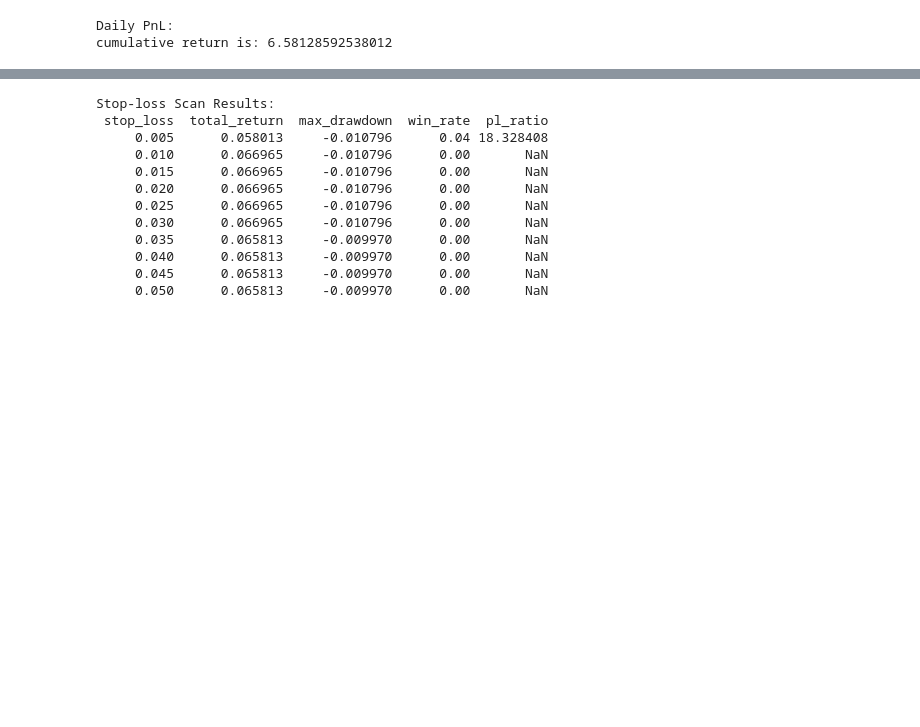
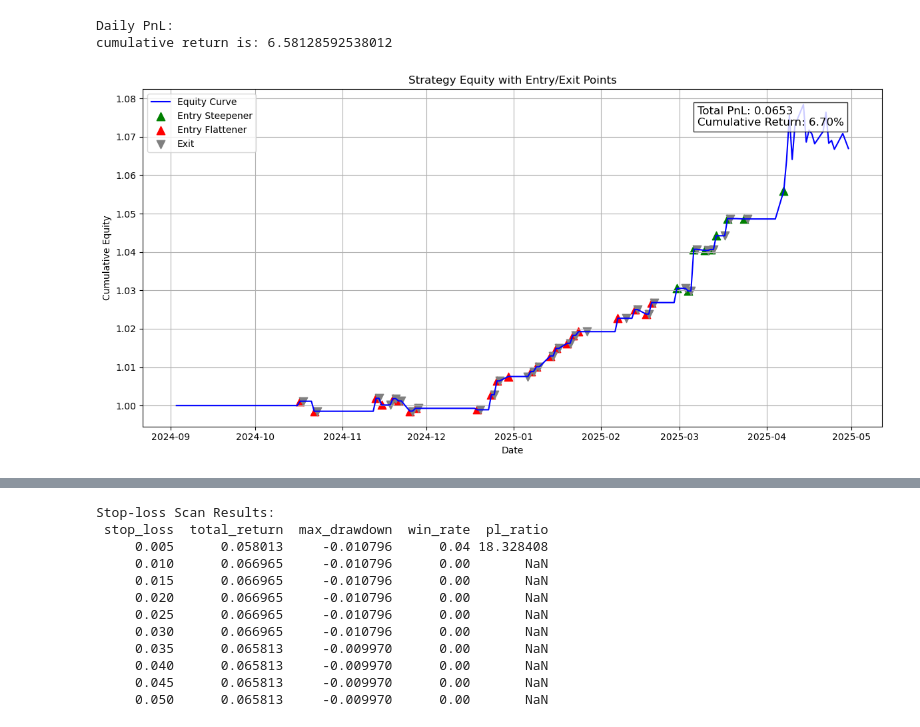
Before and after one commit to tenofovir/stock_analysis_tool, a Jupyter notebook: Quant.ipynb, the cells around one changed output, grey strips where cells are left out. Saved outputs shown, nothing was run; the diff lists cells and outputs as text; code cells hidden in the pictures; blank space fills up the shorter version.

```diff
--- a/Quant.ipynb
+++ b/Quant.ipynb
@@ -1081,7 +1073,7 @@ if __name__ == "__main__":
     #bt2 = run_backtest(signals, prices, durations, strat2)
     #bt3 = run_backtest(signals, prices, durations, strat3)
     # strat4 需要额外传入 durations
-    bt4 = run_backtest(signals, prices, durations, lambda s,p: strat4(s, p, durations, stop_loss=0.14))
+    bt4 = run_backtest(signals, prices, durations, lambda s,p: strat4(s, p, durations, stop_loss=0.10))
 
     # 可视化或输出绩效
     plot_results(bt1, output_csv=None)
@@ -1095,3 +1087,76 @@ cumulative return is: 3.7271150728510616
 [figure]
 Daily PnL:
 cumulative return is: 6.58128592538012
+# %%
+def strat6(signals: pd.DataFrame,
+           prices: pd.DataFrame,
+           durations: dict,
+           stop_loss: float = 0.02) -> pd.Series:
+    """
+    strat6:
+      - Signal 由 0→±1 时入场，记录 entry_val
+      - 持仓后忽略 Signal==0，只有在 MA、止损或反向 Signal 时才平仓/反向
+    """
+    pos = 0
+    entry_val = 0.0
+    hedge = durations['Short'] / durations['Long']
+    positions = []
+
+    for dt in signals.index:
+        sig   = signals.at[dt, 'Signal']
+        slope = signals.at[dt, 'Slope']
+        ma    = signals.at[dt, 'MA']
+
+        # 取当日组合价值
+        if dt in prices.index:
+            value = prices.at[dt, 'Short'] - hedge * prices.at[dt, 'Long']
+        else:
+            positions.append(pos)
+            continue
+
+        if pos == 0:
+            # 0 → ±1: 入场
+            if sig != 0:
+                pos = sig
+                entry_val = value
+
+        else:
+            # 反向信号：直接反向开仓并重置 entry_val
+            if sig == -pos and sig != 0:
+                pos = sig
+                entry_val = value
+
+            # 否则只有三种情况才平仓
+            elif (pos == 1 and slope <= ma) or \
+                 (pos == -1 and slope >= ma) or \
+                 (value < entry_val * (1 - stop_loss)):
+                pos = 0
+
+    return pd.Series(positions, index=signals.index)
+
+if __name__ == "__main__":
+    # 假设已用 fetch_jgb_yields 和 fetch_etf_prices 得到 signals 和 prices
+
+    start_date, end_date = '20240901', '20250520'
+    # 1. JGB 斜率信号
+    signals = fetch_jgb_yields(start_date, end_date, window=30)
+    # 2. ETF 价格
+    symbols = {'Short':'236a.jp', 'Long':'2561.jp'}
+    prices = fetch_etf_prices(symbols, start_date, end_date)
+    durations = {'Short':8.2, 'Long':10.85}
+
+    # 选择策略
+    bt5 = run_backtest(signals, prices, durations, lambda s,p: strat6(s, p, durations, stop_loss=0.02))
+
+    # 可视化或输出绩效
+    plot_results(bt5)
+    trade_df = extract_trades(bt5)
+    print("交易明细：")
+    print(trade_df.to_string(index=False))
+    win_rate = trade_df['win'].mean()
+    print(f"\n重新计算胜率：{win_rate:.2%}")
+    # 计算盈亏比（平均盈利 / 平均亏损）
+    wins    = trade_df.loc[trade_df['win']==1, 'return']
+    losses  = trade_df.loc[trade_df['win']==0, 'return']
+# %% [output]
+[figure, added]
```
Also changed, not shown: parts of 11 cells of this notebook.
